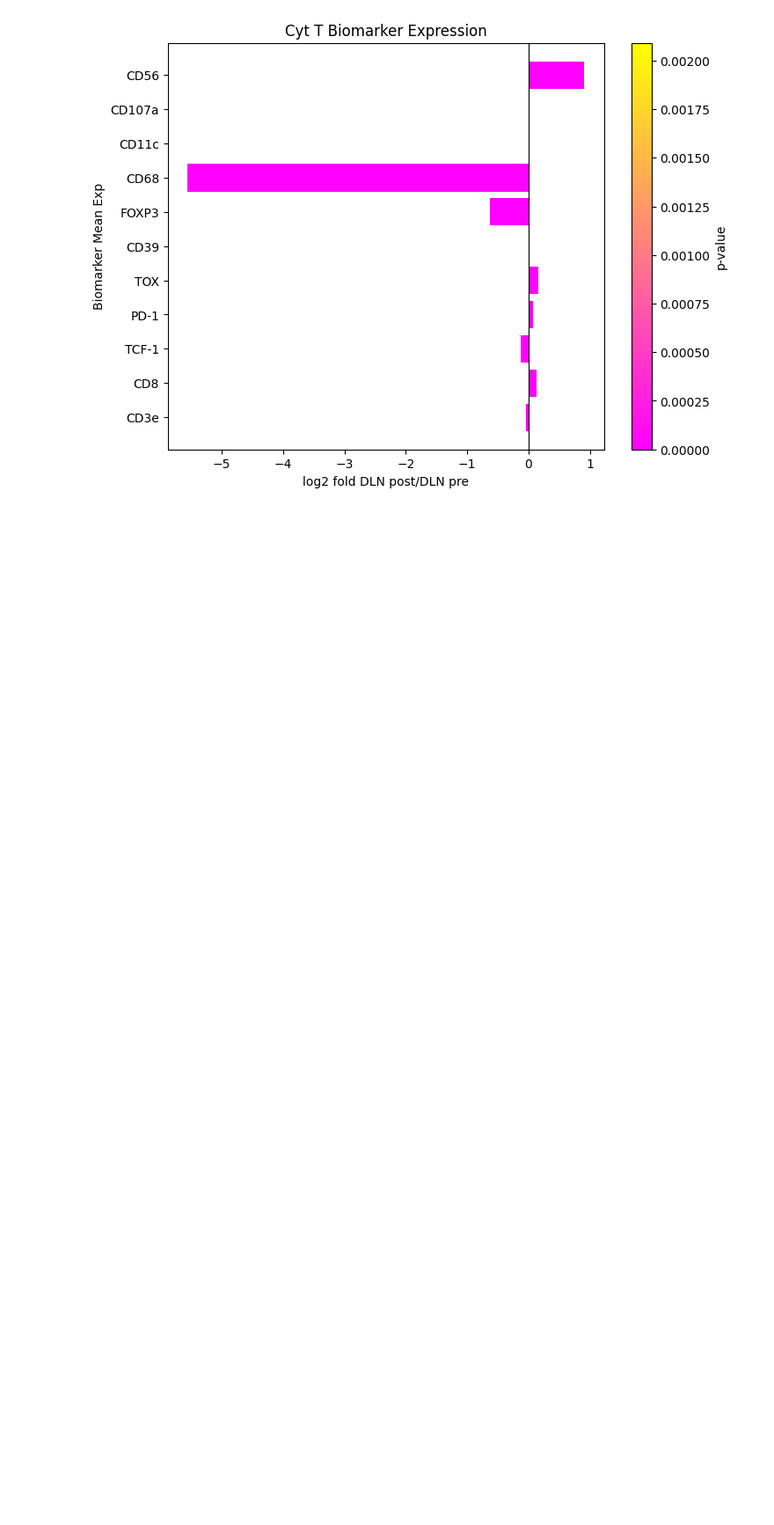
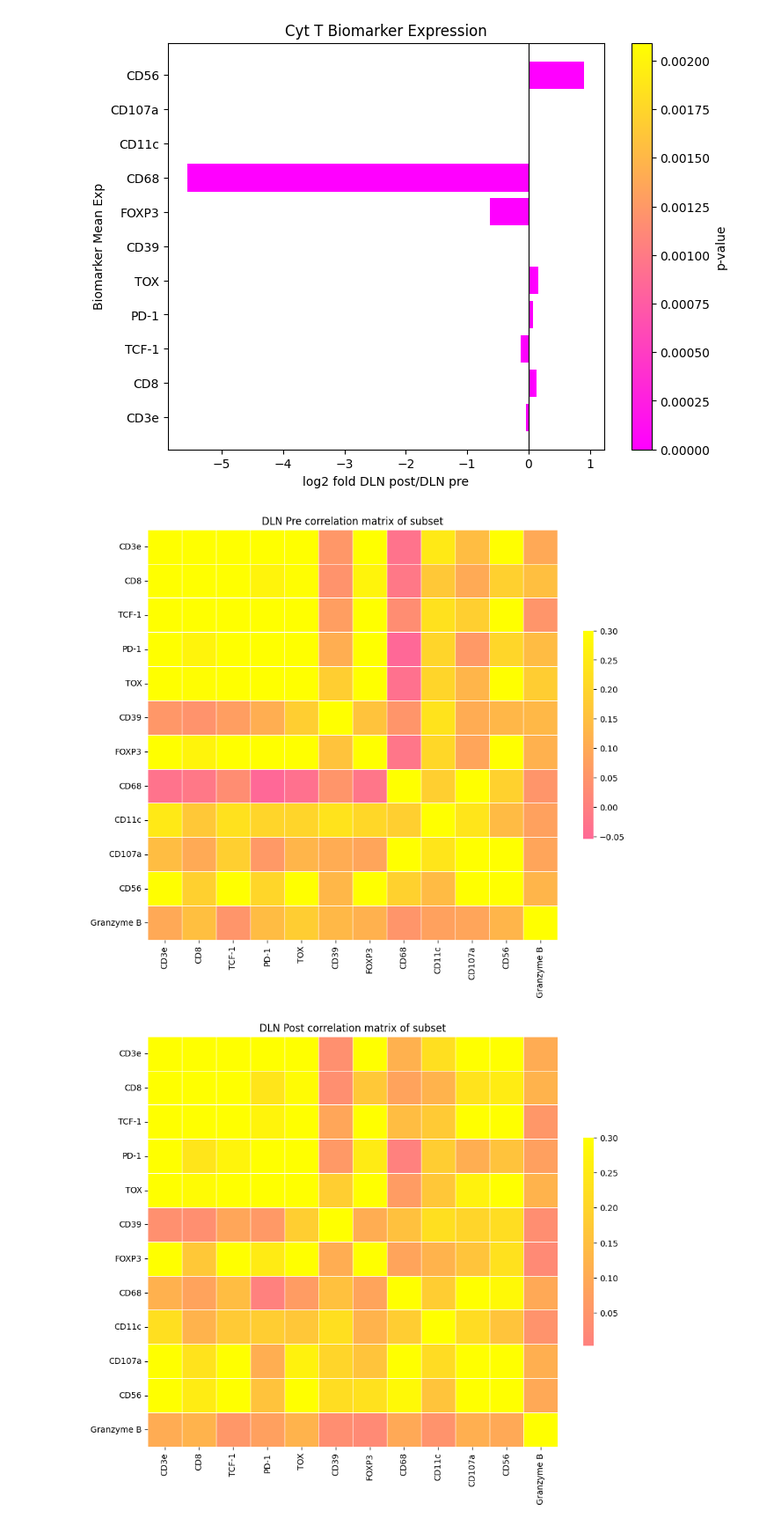
Before and after one commit to Pathomics-ai/Nguyenlab_multiplex, a Jupyter notebook: analysis/2b_prelim_figplots.ipynb, the cells around one changed output. Shown at 88% size. Drawn from its saved outputs; the diff is of its cells as text; code cells hidden in the pictures; blank space fills up the shorter version.

Commit message:
added correlation matrix

```diff
--- a/analysis/2b_prelim_figplots.ipynb
+++ b/analysis/2b_prelim_figplots.ipynb
@@ -675,3 +676,26 @@ for phenotype in phenotypes_of_interest:
 # %% [output]
 [figure]
 [figure]
+# %%
+preparents = ['Slide 11 B1', 'Slide 11 A1', 'Slide 11 A1-1', 'Slide 9 A1', 'Slide 9 B2', 'Slide 9 A1-1']
+pre = df_ss[df_ss['Parent'].isin(preparents)]
+post = df_ss[~df_ss['Parent'].isin(preparents)]
+
+for tp in [('DLN Pre', pre), ('DLN Post', post)]:
+    title, frame = tp
+    corr = frame[markers_oi].corr()  # compute correlation matrix
+
+    # mask for the upper triangle
+    # mask = np.triu(np.ones_like(corr, dtype=bool))
+
+    # plot
+    f, ax = plt.subplots(figsize=(11, 9))
+    cmap = sns.diverging_palette(230, 20, as_cmap=True)
+    sns.heatmap(corr,
+                # mask=mask,
+                cmap=mpl.cm.spring, vmax=.3, center=0,
+                square=True, linewidths=.5, cbar_kws={"shrink": .5})
+    ax.set_title(f'{title} correlation matrix of subset')
+# %% [output]
+[figure, added]
+[figure, added]
```
Also changed, not shown: parts of 1 cell of this notebook.
